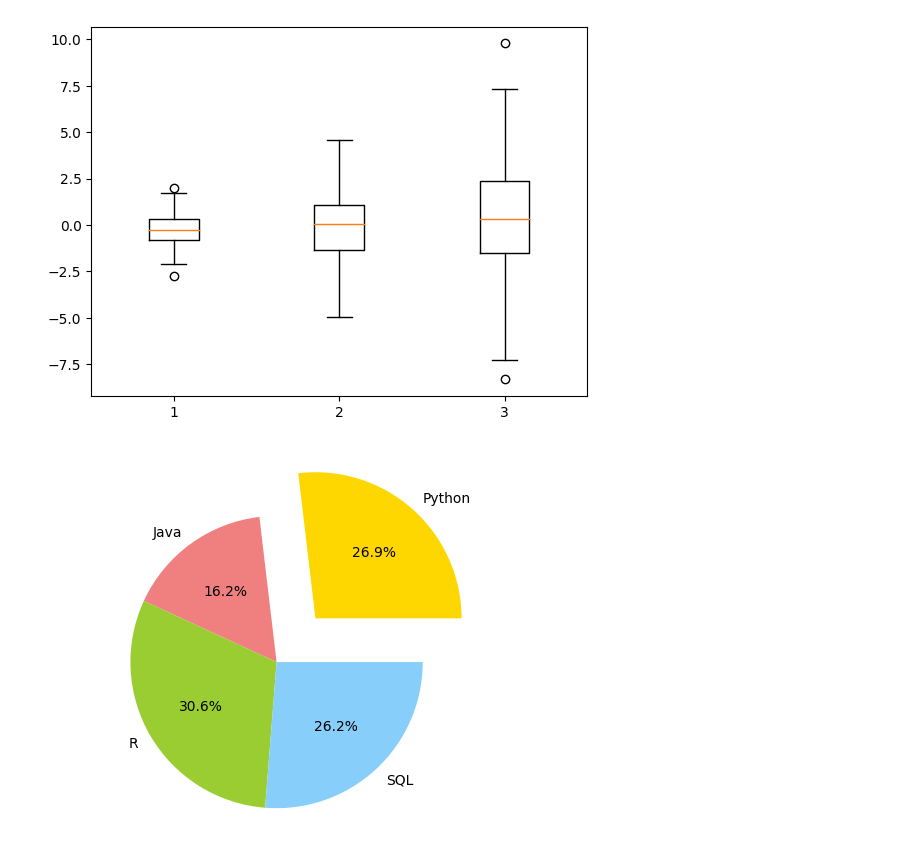
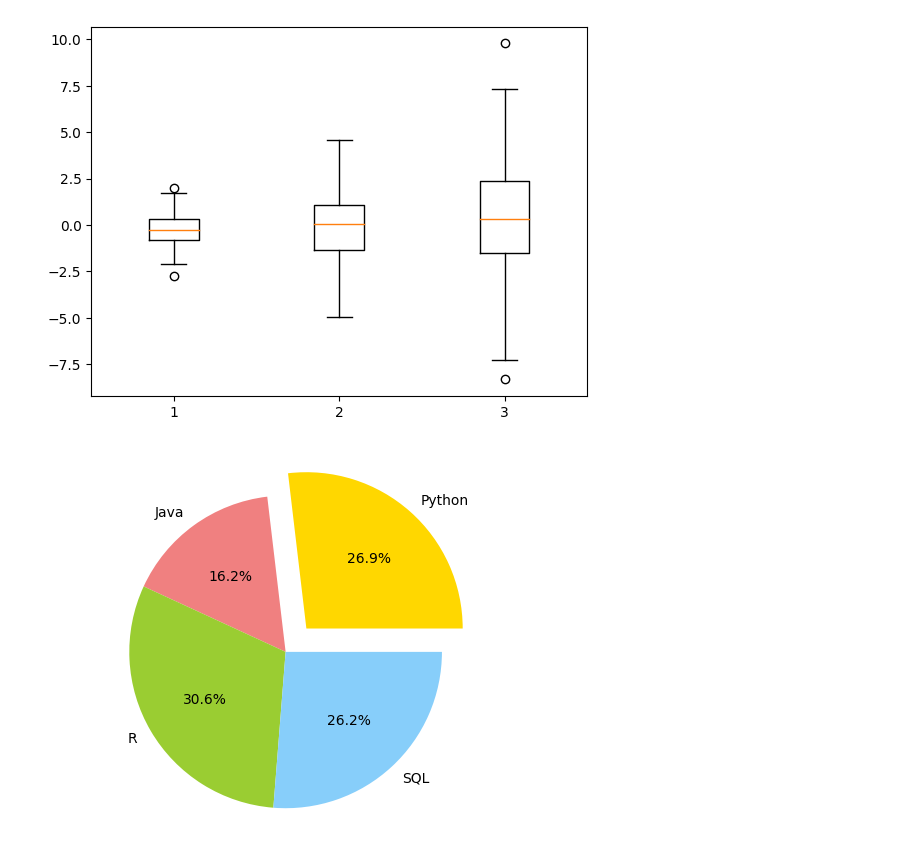
Before and after one commit to amsowmya/FullStack_DataScience, a Jupyter notebook: visualization/matplotlib.ipynb, the cells around one changed output. Drawn from its saved outputs; the diff is of its cells as text; code cells hidden in the pictures.

```diff
--- a/visualization/matplotlib.ipynb
+++ b/visualization/matplotlib.ipynb
@@ -142,14 +142,14 @@ plt.show()
 # %%
 # Pie chart
 labels = 'Python', 'Java', 'R', 'SQL'
 sizes = [215, 130, 245, 210]
 colors = ['gold', 'lightcoral', 'yellowgreen', 'lightskyblue']
-explode = (0.4, 0, 0, 0)
+explode = (0.2, 0, 0, 0)
 
 #plot
 plt.pie(sizes, explode=explode, labels=labels, colors=colors, autopct='%1.1f%%', shadow=False)
 
 plt.axis('equal')
 plt.show()
 # %% [output]
-[figure, old version]
+[figure, new version]
```
Also changed, not shown: 4 other files.
